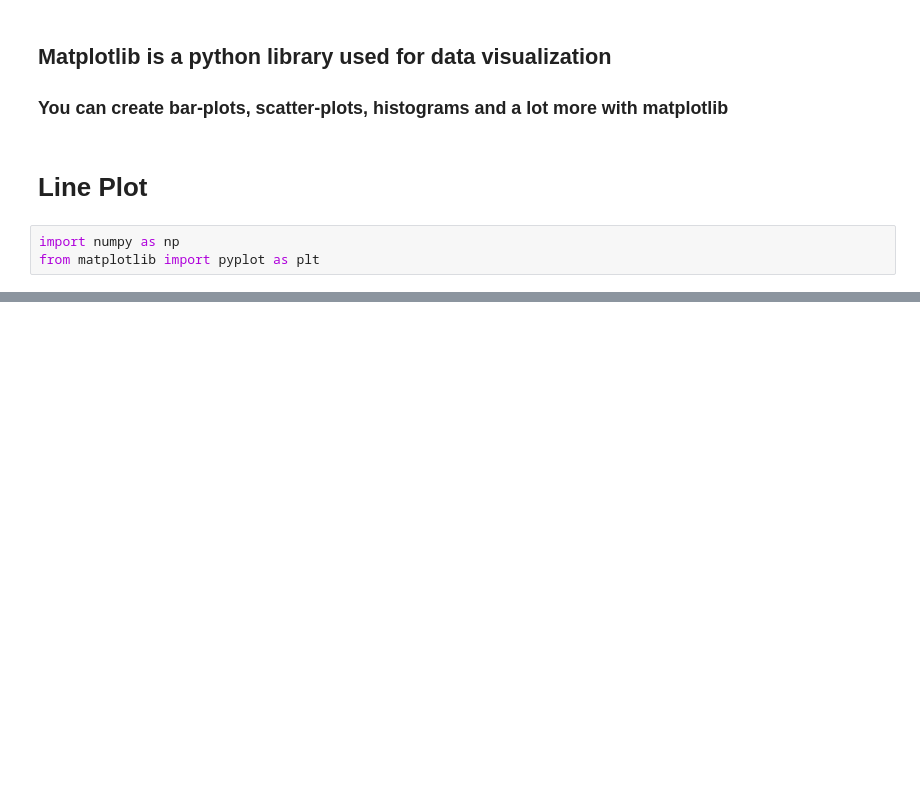
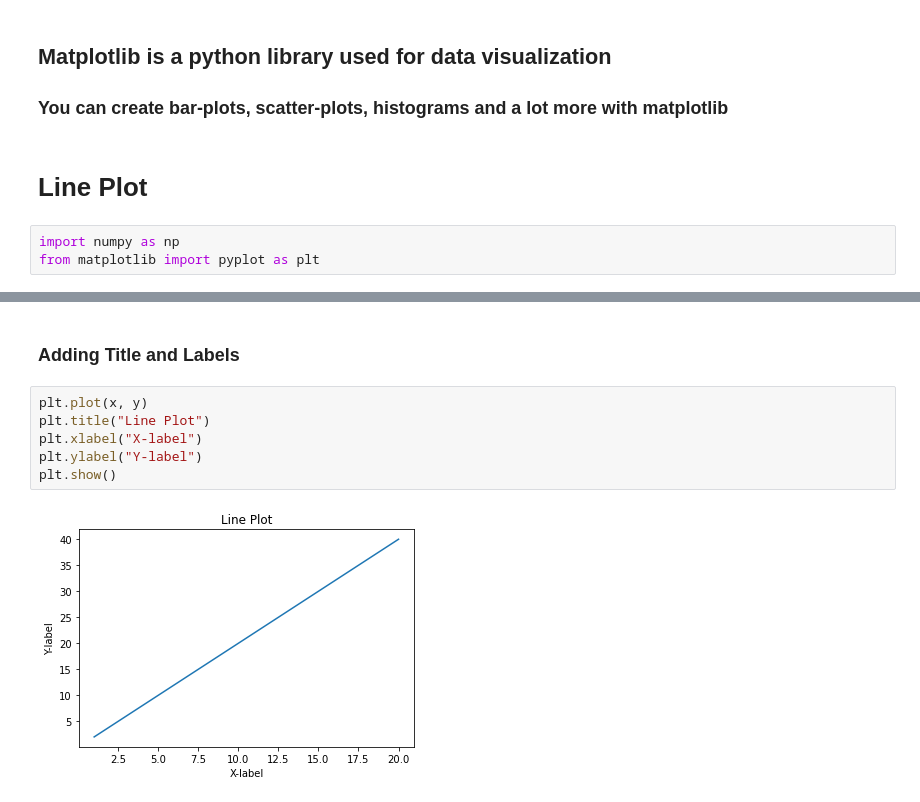
Before and after one commit to imamahasane/Matplotlib_Practices, a Jupyter notebook: MatplotlibPractice.ipynb, the cells around one changed output, grey strips where cells are left out. Cells and saved outputs as stored; diff of their text form; blank space fills up the shorter version.

```diff
--- a/MatplotlibPractice.ipynb
+++ b/MatplotlibPractice.ipynb
@@ -27,0 +30,10 @@ plt.show()
+# %% [markdown]
+### Adding Title and Labels
+# %%
+plt.plot(x, y)
+plt.title("Line Plot")
+plt.xlabel("X-label")
+plt.ylabel("Y-label")
+plt.show()
+# %% [output]
+[figure, added]
```
Also changed, not shown: parts of 6 cells of this notebook.
